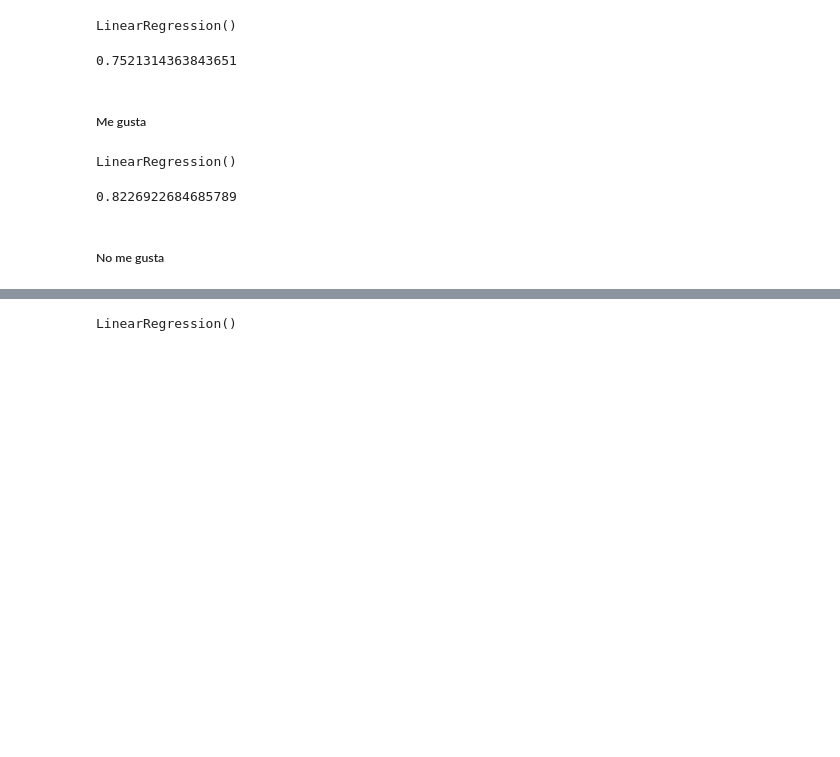
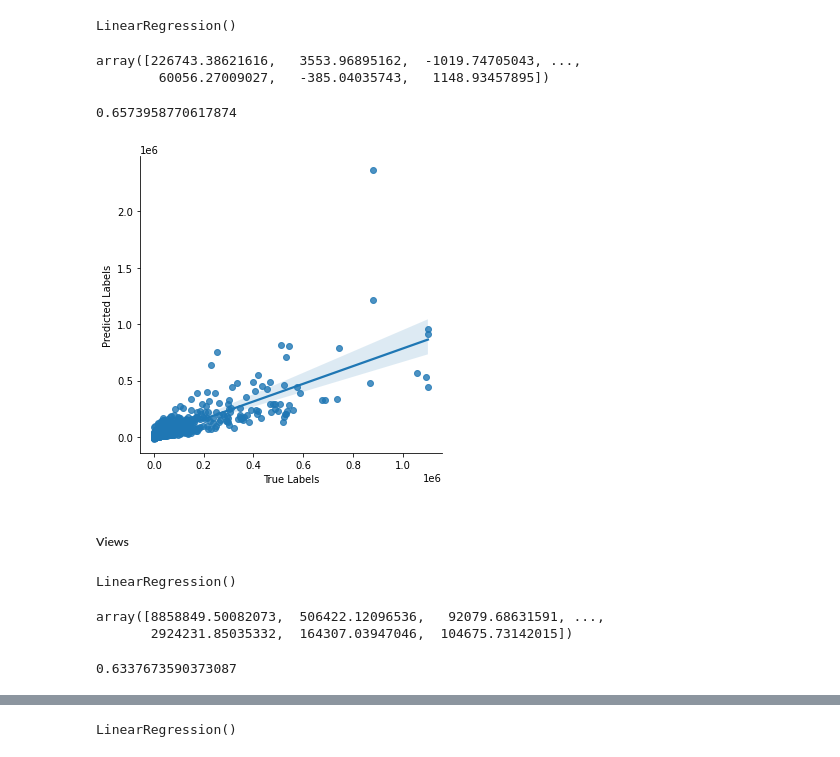
Before and after one commit to Adm-Info/EB-2022-1-CC50, a Jupyter notebook: code/11.preproc-req-cats-pregAdd.ipynb, the cells around one changed output, grey strips where cells are left out. Drawn from its saved outputs; the diff is of its cells as text; code cells hidden in the pictures; blank space fills up the shorter version.

```diff
--- a/code/11.preproc-req-cats-pregAdd.ipynb
+++ b/code/11.preproc-req-cats-pregAdd.ipynb
@@ -12,18 +17,32 @@ from sklearn.linear_model import LinearRegression
 # %%
-X = data_cat[['dislikes', 'likes']]
-y = data_cat['views']
+X = data_cat[['views', 'dislikes', 'comment_count', 'comments_disabled', 'ratings_disabled', 'video_error_or_removed', 'trending_count']]
+y = data_cat['likes']
 # %%
 X_train, X_test, y_train, y_test = train_test_split(X, y, test_size=0.4, random_state=101)
 # %%
-lr = LinearRegression()
+lm = LinearRegression()
 # %%
-lr.fit(X_train, y_train)
+lm.fit(X_train,y_train)
 # %% [output]
 LinearRegression()
+# %%
+lm_pred=lm.predict(X_test)
+# %%
+lm_pred
+# %% [output]
+array([226743.38621616,   3553.96895162,  -1019.74705043, ...,
+        60056.27009027,   -385.04035743,   1148.93457895])
 # %%
-print(lr.score(X_test, y_test))
+print(lm.score(X_test, y_test))
 # %% [output]
-0.7521314363843651
+0.6573958770617874
-# %% [markdown]
-##### Me gusta
+# %%
+labels = {'True Labels': y_test, 'Predicted Labels': lm_pred}
+df_lm = pd.DataFrame(data = labels)
+fig = sns.lmplot(x='True Labels', y= 'Predicted Labels', data = df_lm)
+fig.savefig('../graphs/RegresionLinealLikes.png')
+# %% [output]
+[figure, added]
+# %% [markdown]
+##### Views
 # %%
@@ -40,6 +61,9 @@ LinearRegression()
+# %%
+lm_pred
+# %% [output]
+array([8858849.50082073,  506422.12096536,   92079.68631591, ...,
+       2924231.85035332,  164307.03947046,  104675.73142015])
 # %%
-print(lr.score(X_test, y_test))
+print(lm.score(X_test, y_test))
 # %% [output]
-0.8226922684685789
+0.6337673590373087
-# %% [markdown]
-##### No me gusta
```
Also changed, not shown: parts of 15 cells of this notebook, 3 other files.
